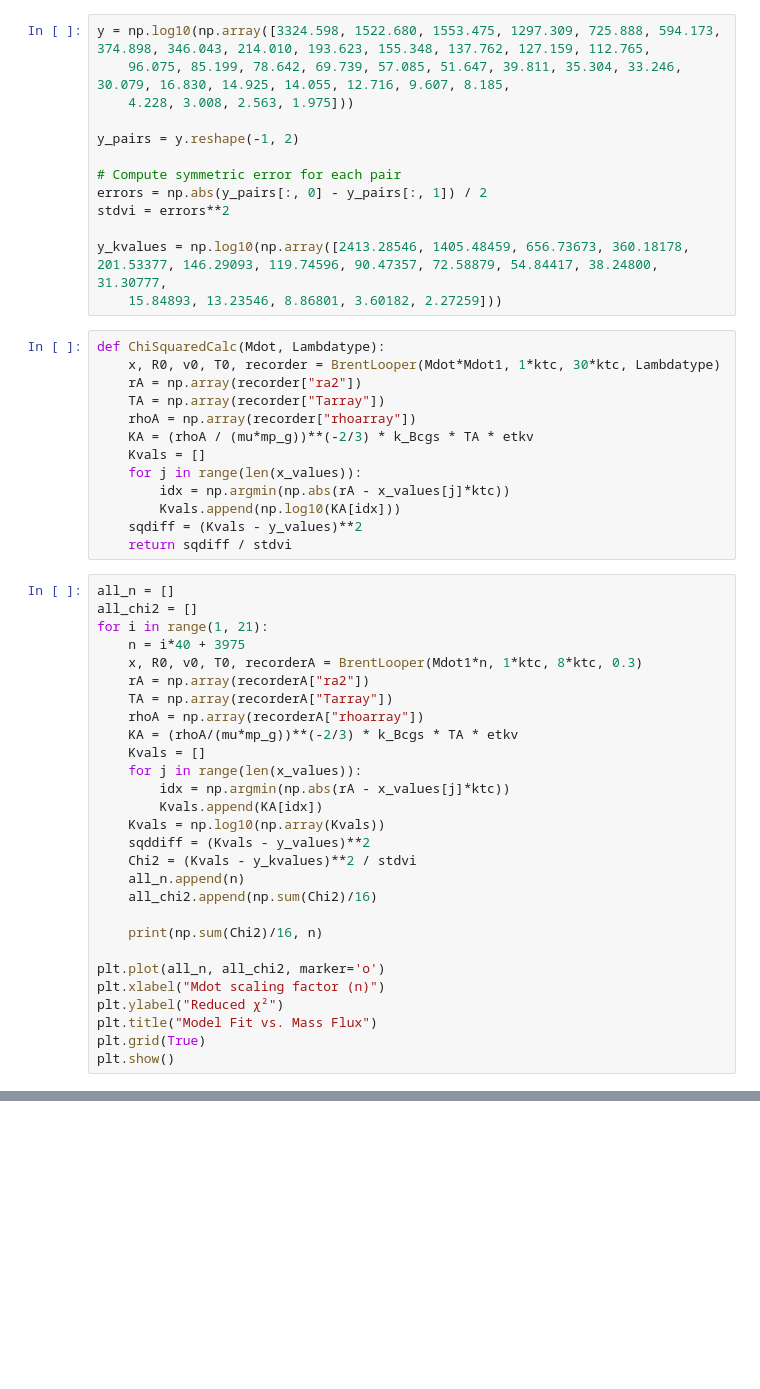
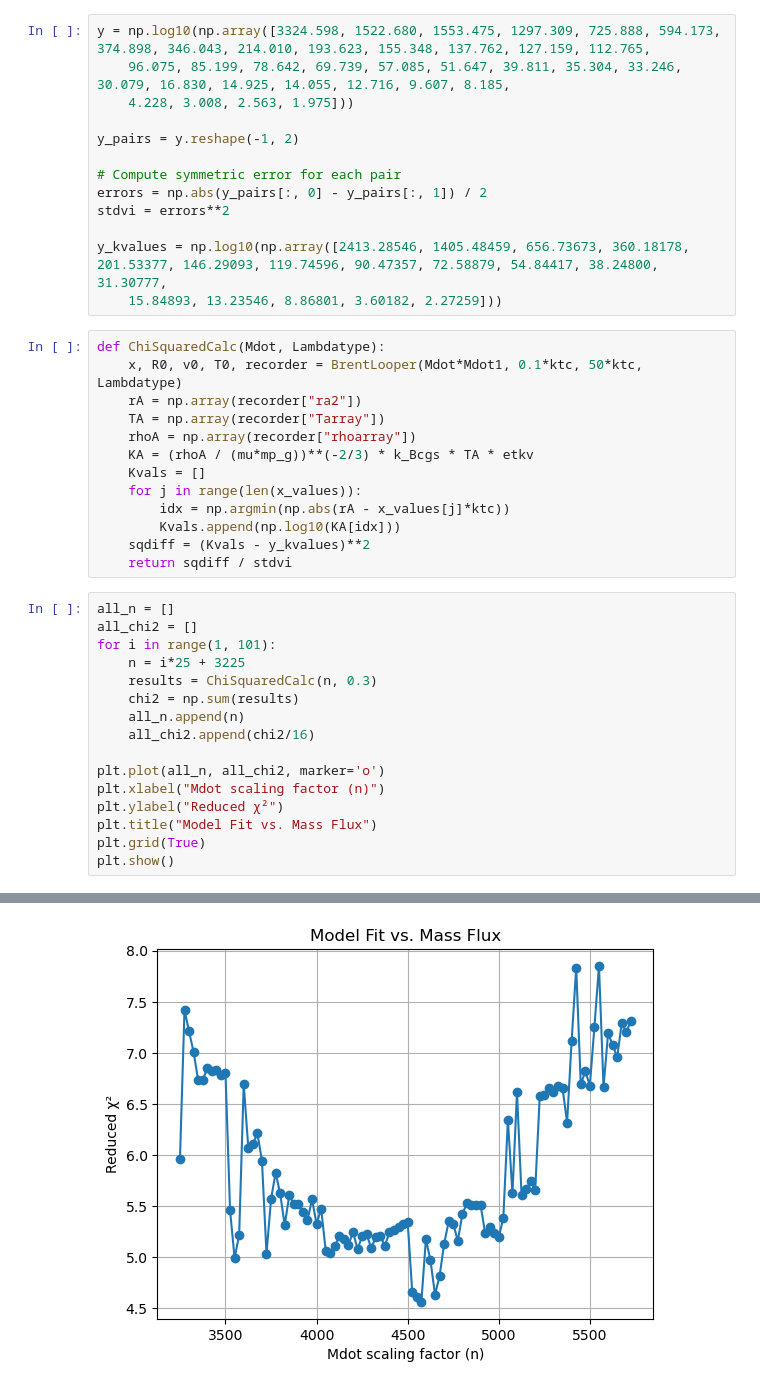
Before and after one commit to Jacob-Evans-007/Summer-2025-Hydrodynamics, a Jupyter notebook: cluster_notebook.ipynb, the cells around one changed output, grey strips where cells are left out. Saved outputs shown, nothing was run; the diff lists cells and outputs as text; blank space fills up the shorter version.

```diff
--- a/cluster_notebook.ipynb
+++ b/cluster_notebook.ipynb
@@ -543,7 +583,7 @@ y_kvalues = np.log10(np.array([2413.28546, 1405.48459, 656.73673, 360.18178, 201
     15.84893, 13.23546, 8.86801, 3.60182, 2.27259]))
 # %%
 def ChiSquaredCalc(Mdot, Lambdatype):
-    x, R0, v0, T0, recorder = BrentLooper(Mdot*Mdot1, 1*ktc, 30*ktc, Lambdatype)
+    x, R0, v0, T0, recorder = BrentLooper(Mdot*Mdot1, 0.1*ktc, 50*ktc, Lambdatype)
     rA = np.array(recorder["ra2"])
     TA = np.array(recorder["Tarray"])
     rhoA = np.array(recorder["rhoarray"])
@@ -552,29 +592,17 @@ def ChiSquaredCalc(Mdot, Lambdatype):
     for j in range(len(x_values)):
         idx = np.argmin(np.abs(rA - x_values[j]*ktc))
         Kvals.append(np.log10(KA[idx]))
-    sqdiff = (Kvals - y_values)**2
+    sqdiff = (Kvals - y_kvalues)**2
     return sqdiff / stdvi
 # %%
 all_n = []
 all_chi2 = []
-for i in range(1, 21):
-    n = i*40 + 3975
-    x, R0, v0, T0, recorderA = BrentLooper(Mdot1*n, 1*ktc, 8*ktc, 0.3)
-    rA = np.array(recorderA["ra2"])
-    TA = np.array(recorderA["Tarray"])
-    rhoA = np.array(recorderA["rhoarray"])
-    KA = (rhoA/(mu*mp_g))**(-2/3) * k_Bcgs * TA * etkv
-    Kvals = []
-    for j in range(len(x_values)):
-        idx = np.argmin(np.abs(rA - x_values[j]*ktc))
-        Kvals.append(KA[idx])
-    Kvals = np.log10(np.array(Kvals))
-    sqddiff = (Kvals - y_values)**2
-    Chi2 = (Kvals - y_kvalues)**2 / stdvi
+for i in range(1, 101):
+    n = i*25 + 3225
+    results = ChiSquaredCalc(n, 0.3)
+    chi2 = np.sum(results)
     all_n.append(n)
-    all_chi2.append(np.sum(Chi2)/16)
-
-    print(np.sum(Chi2)/16, n)
+    all_chi2.append(chi2/16)
 
 plt.plot(all_n, all_chi2, marker='o')
 plt.xlabel("Mdot scaling factor (n)")
@@ -582,3 +610,4 @@ plt.ylabel("Reduced χ²")
 plt.title("Model Fit vs. Mass Flux")
 plt.grid(True)
 plt.show()
+# %% [output]
@@ -584,0 +631 @@ plt.show()
+[figure, added]
```
Also changed, not shown: parts of 10 cells of this notebook.
